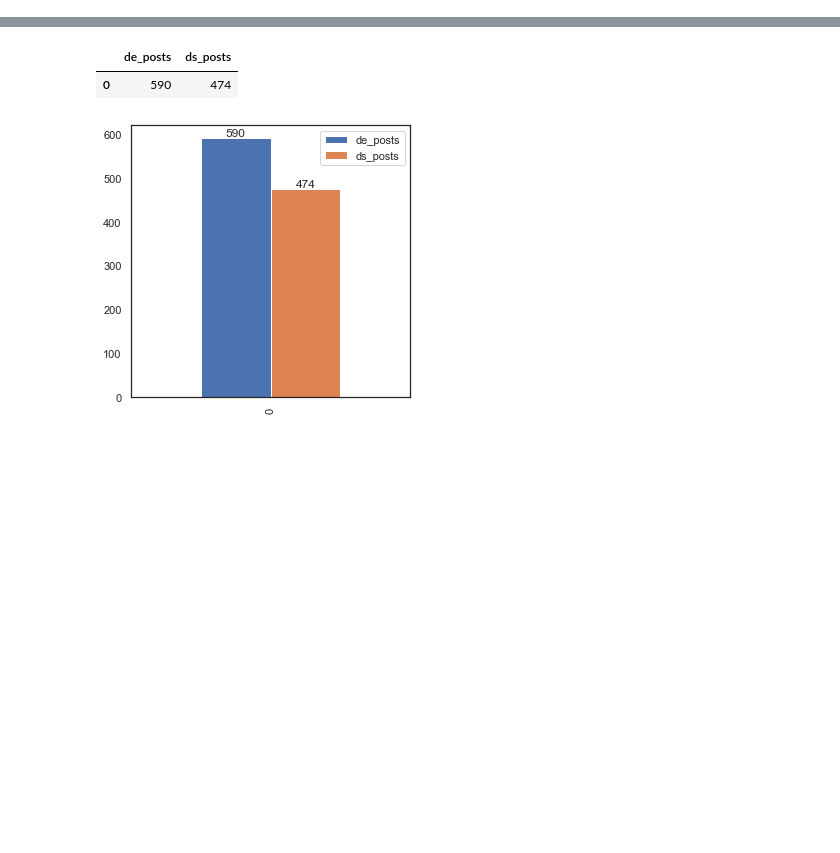
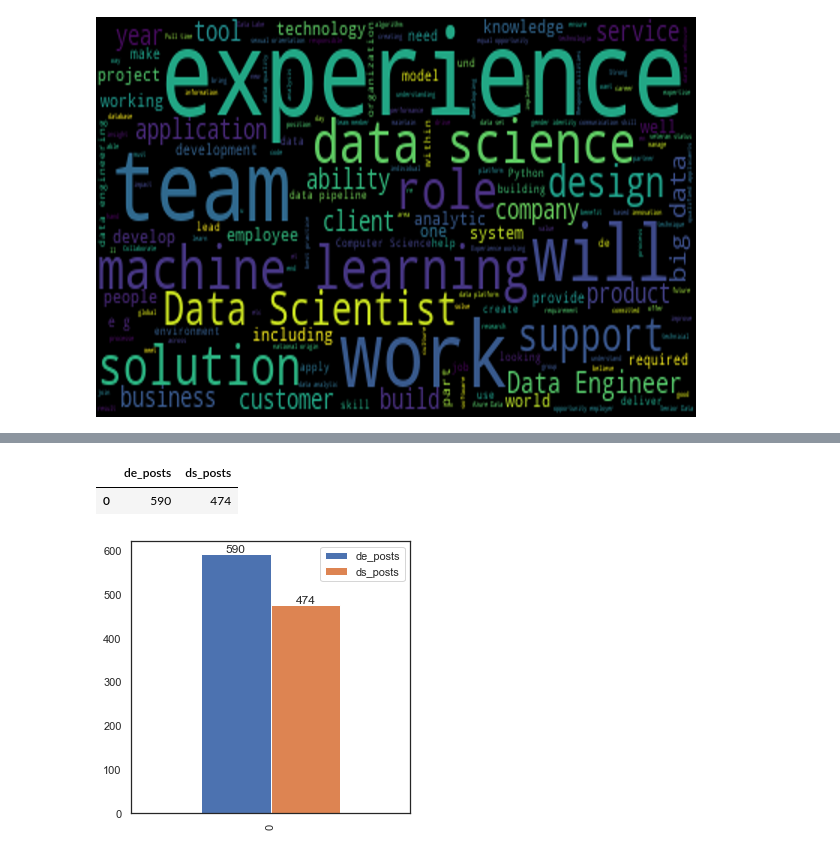
Before and after one commit to rbtroselli/jobs-scraper, a Jupyter notebook: analysis.ipynb, the cells around one changed output, grey strips where cells are left out. Cells and saved outputs as stored; diff of their text form; code cells hidden in the pictures; blank space fills up the shorter version.

```diff
--- a/analysis.ipynb
+++ b/analysis.ipynb
@@ -5,0 +29,12 @@ connection = sqlite3.connect('data/jobs.db')
+# %%
+df = pd.read_sql("SELECT description FROM jobs",con=connection)
+text_list = []
+for index,row in df.iterrows():
+    text_list.append(df.loc[index,'description'])
+text = ' '.join(text_list)
+wc = WordCloud().generate(text)
+image = wc.to_image()
+image = image.resize((600,400))
+image
+# %% [output]
+[figure, added]
```
Also changed, not shown: parts of 4 cells of this notebook.
